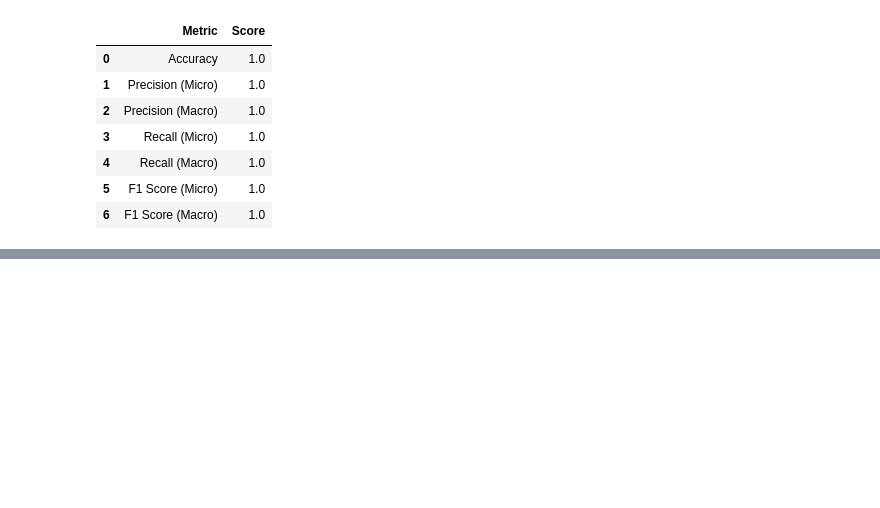
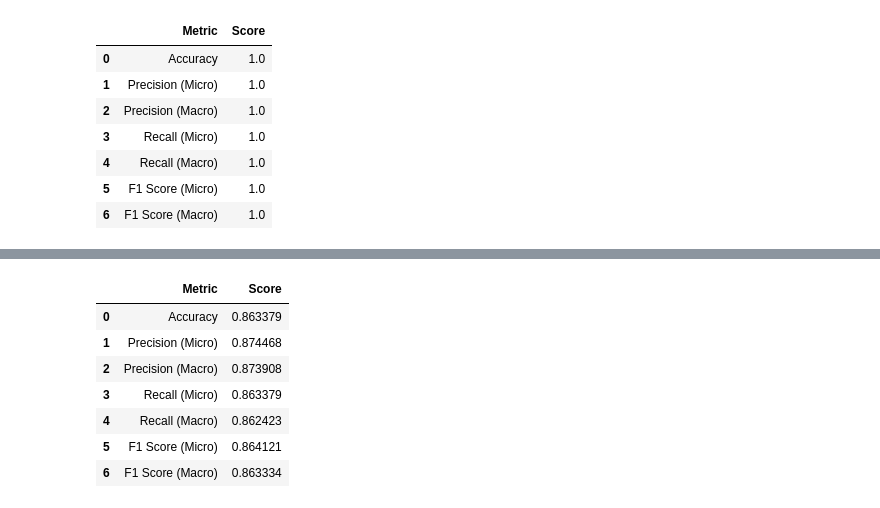
Before and after one commit to D0men1c0/Bald-Classification, a Jupyter notebook: notebook.ipynb, the cells around one changed output, grey strips where cells are left out. Cells and saved outputs as stored; diff of their text form; code cells hidden in the pictures; blank space fills up the shorter version.

```diff
--- a/notebook.ipynb
+++ b/notebook.ipynb
@@ -1506,0 +1487,6 @@ evaluate(y_train, y_pred)
+# %%
+X_train_normalize, X_test_normalize, X_validation_normalize, y_train, y_test, y_validation = mainProcessData2(train_res, test_res, validation_res,train_labels_res,test_labels_res,validation_labels_res, dim_res=150, grayscale=True, preprocess_y=False)
+X_train_normalize = np.concatenate((X_train_normalize, X_validation_normalize), axis=0)
+y_train = np.concatenate((y_train, y_validation), axis=0)
+X_train, X_test = X_train_normalize.reshape(len(X_train_normalize), -1), X_test_normalize.reshape(len(X_test_normalize), -1)
+X_train.shape
@@ -1506,0 +1495,3 @@ evaluate(y_train, y_pred)
+# %%
+xgb_model = xgb.XGBClassifier(n_estimators=300, max_depth=4, eta=0.01, objective='multi:softmax', num_class=5, eval_metric='mlogloss')
+xgb_model.fit(X_train, y_train)
@@ -1506,0 +1510,12 @@ evaluate(y_train, y_pred)
+# %%
+y_pred = xgb_model.predict(X_train)
+evaluate(y_train, y_pred)
+# %% [output]
+|  | Metric | Score |
+| 0 | Accuracy | 0.863379 |
+| 1 | Precision (Micro) | 0.874468 |
+| 2 | Precision (Macro) | 0.873908 |
+| 3 | Recall (Micro) | 0.863379 |
+| 4 | Recall (Macro) | 0.862423 |
+| 5 | F1 Score (Micro) | 0.864121 |
+| 6 | F1 Score (Macro) | 0.863334 |
```
Also changed, not shown: parts of 26 cells of this notebook.
